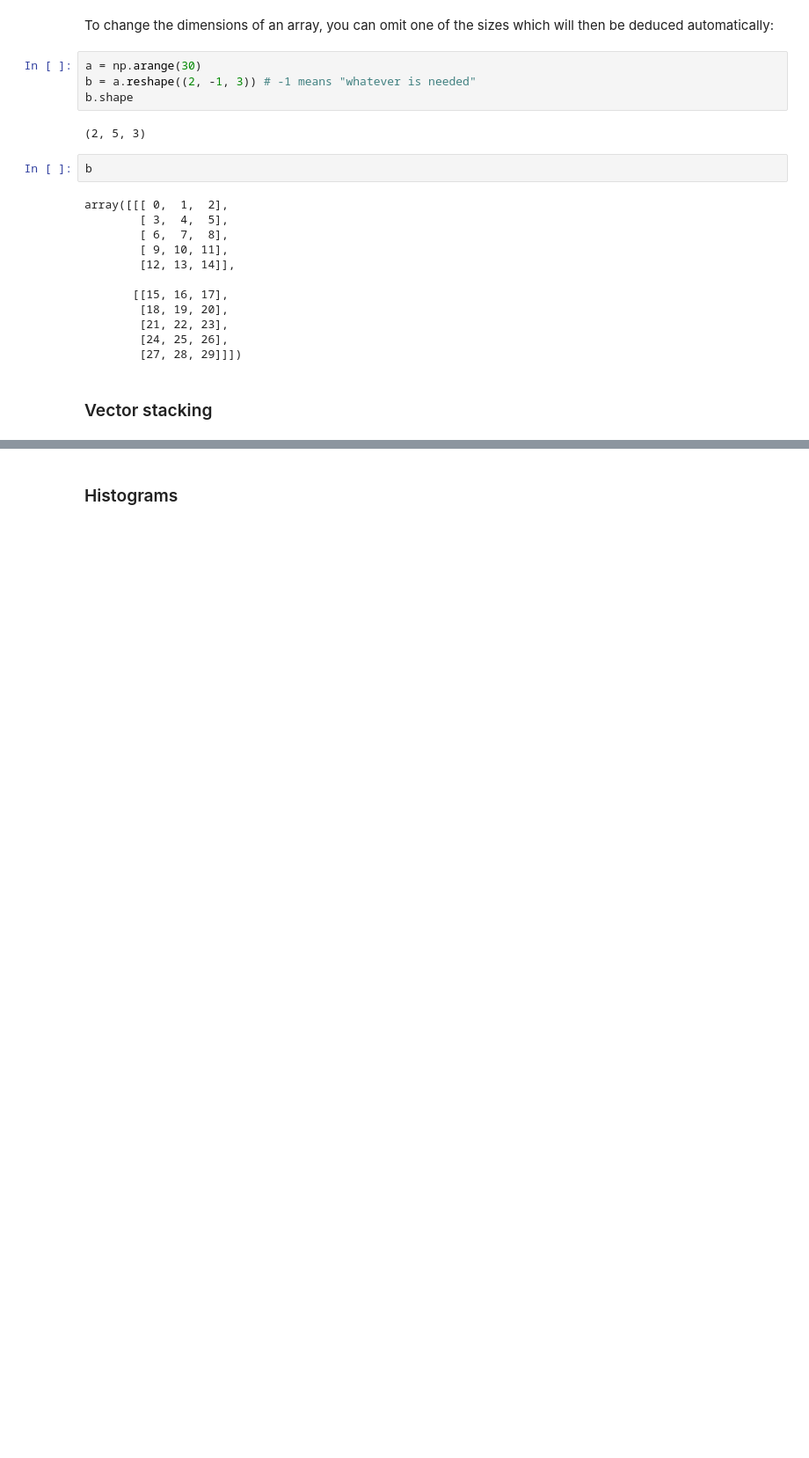
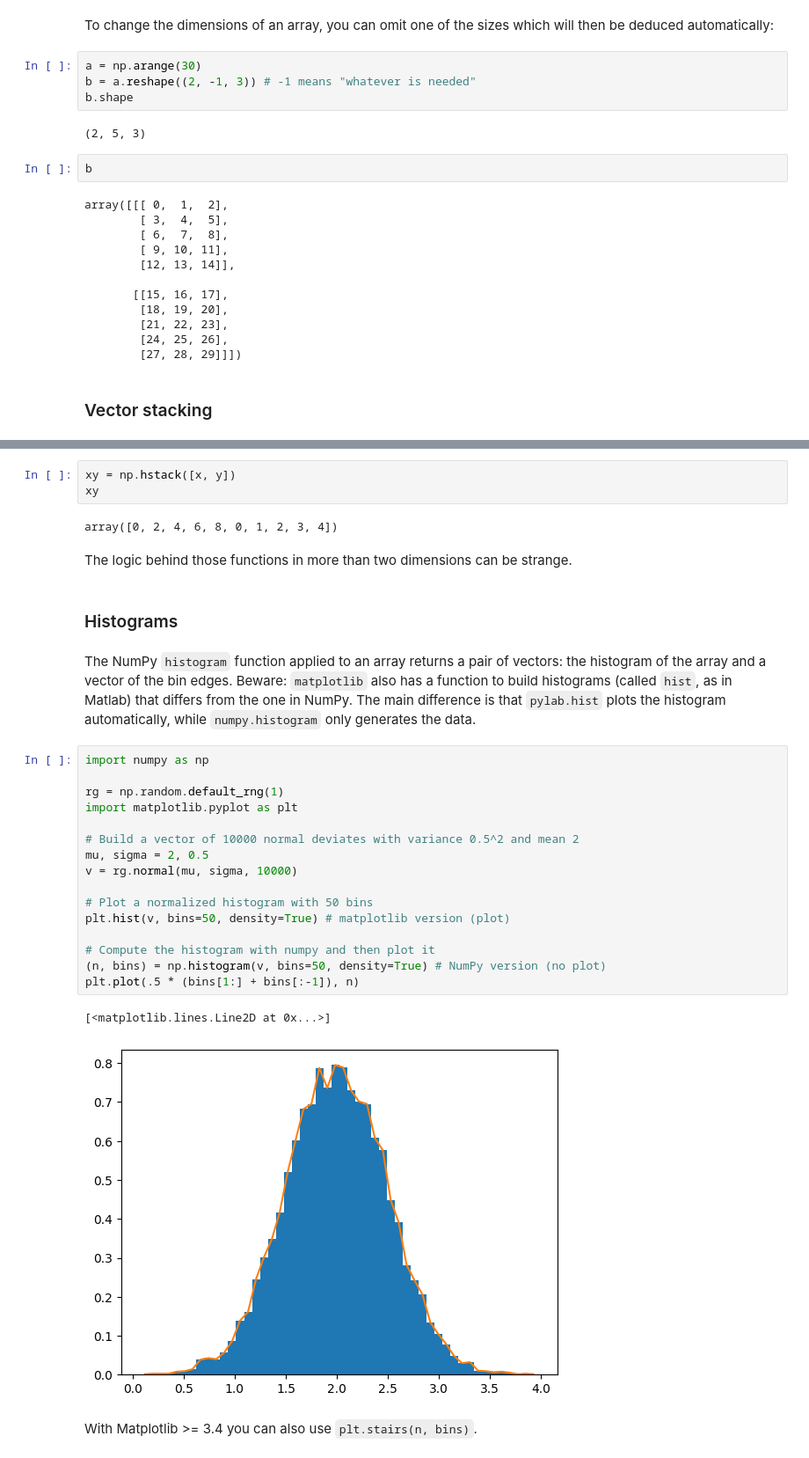
Before and after one commit to FredArgoX/ChaoticTest_Numpy, a Jupyter notebook: 01_NumPy_quickstart.ipynb, the cells around one changed output, grey strips where cells are left out. Shown at 88% size. Saved outputs shown, nothing was run; the diff lists cells and outputs as text; blank space fills up the shorter version.

```diff
--- a/01_NumPy_quickstart.ipynb
+++ b/01_NumPy_quickstart.ipynb
@@ -1395,2 +1405,32 @@ array([[[ 0,  1,  2],
+# %%
+xy = np.hstack([x, y])
+xy
+# %% [output]
+array([0, 2, 4, 6, 8, 0, 1, 2, 3, 4])
+# %% [markdown]
+The logic behind those functions in more than two dimensions can be strange.
 # %% [markdown]
 ### Histograms
+# %% [markdown]
+The NumPy `histogram` function applied to an array returns a pair of vectors: the histogram of the array and a vector of the bin edges. Beware: `matplotlib` also has a function to build histograms (called `hist`, as in Matlab) that differs from the one in NumPy. The main difference is that `pylab.hist` plots the histogram automatically, while `numpy.histogram` only generates the data.
+# %%
+import numpy as np
+
+rg = np.random.default_rng(1)
+import matplotlib.pyplot as plt
+
+# Build a vector of 10000 normal deviates with variance 0.5^2 and mean 2
+mu, sigma = 2, 0.5
+v = rg.normal(mu, sigma, 10000)
+
+# Plot a normalized histogram with 50 bins
+plt.hist(v, bins=50, density=True) # matplotlib version (plot)
+
+# Compute the histogram with numpy and then plot it
+(n, bins) = np.histogram(v, bins=50, density=True) # NumPy version (no plot)
+plt.plot(.5 * (bins[1:] + bins[:-1]), n)
+# %% [output]
+[<matplotlib.lines.Line2D at 0x...>]
+[figure, added]
+# %% [markdown]
+With Matplotlib >= 3.4 you can also use `plt.stairs(n, bins)`.
```
Also changed, not shown: parts of 2 cells of this notebook.
